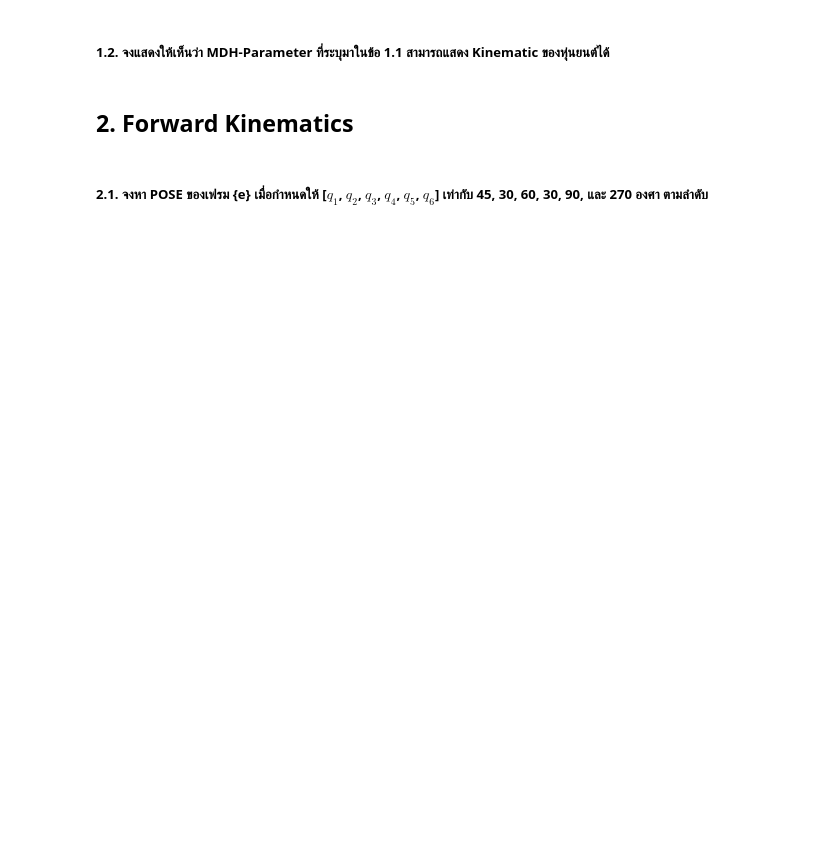
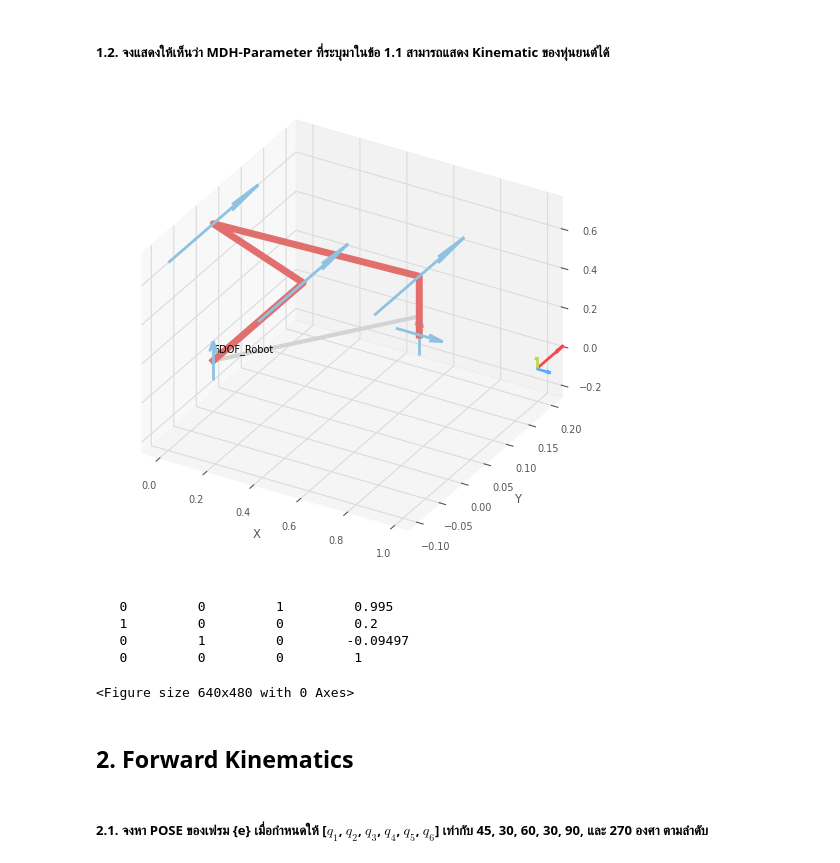
Before and after one commit to net225/Kinematic, a Jupyter notebook: HW2_notebook.ipynb, the cells around one changed output. Drawn from its saved outputs; the diff is of its cells as text; code cells hidden in the pictures; blank space fills up the shorter version.

```diff
--- a/HW2_notebook.ipynb
+++ b/HW2_notebook.ipynb
@@ -68,0 +21,16 @@ array([[ 2.20735499e-16, -3.53553391e-01,  7.07106781e-01,
+# %%
+# Define the robot using DH parameters(with SI unit)
+robot = rtb.DHRobot(
+    [
+        rtb.RevoluteMDH(),
+        rtb.RevoluteMDH(alpha=-pi/2 ,d=0.2 , offset=-pi/2),
+        rtb.RevoluteMDH(a=0.7 ,d=-0.2 ,offset= 3*pi/4),
+        rtb.RevoluteMDH(a=0.7 ,d=0.2 ,offset= -pi/4),
+        rtb.RevoluteMDH(alpha=pi/2 ,d=-0.3 ,offset= pi/2),
+        rtb.RevoluteMDH(alpha=pi/2),
+    ],
+    tool = SE3(0,0,0.5),
+    name = "6DOF_Robot"
+)
+
+print(robot)
@@ -69,5 +53,19 @@ array([[ 2.20735499e-16, -3.53553391e-01,  7.07106781e-01,
 # %% [markdown]
 ##### 1.2. จงแสดงให้เห็นว่า MDH-Parameter ที่ระบุมาในข้อ 1.1 สามารถแสดง Kinematic ของหุ่นยนต์ได้
+# %%
+q = [0, 0, 0, 0, 0, 0]
+T_0e = robot.fkine(q)
+
+robot.plot(q)
+
+print(T_0e)
+# %% [output]
+[figure, added]
+   0         0         1         0.995
+   1         0         0         0.2
+   0         1         0        -0.09497
+   0         0         0         1
+<Figure size 640x480 with 0 Axes>
 # %% [markdown]
 ## 2. Forward Kinematics
 # %% [markdown]
```
Also changed, not shown: parts of 10 cells of this notebook, 3 other files.
